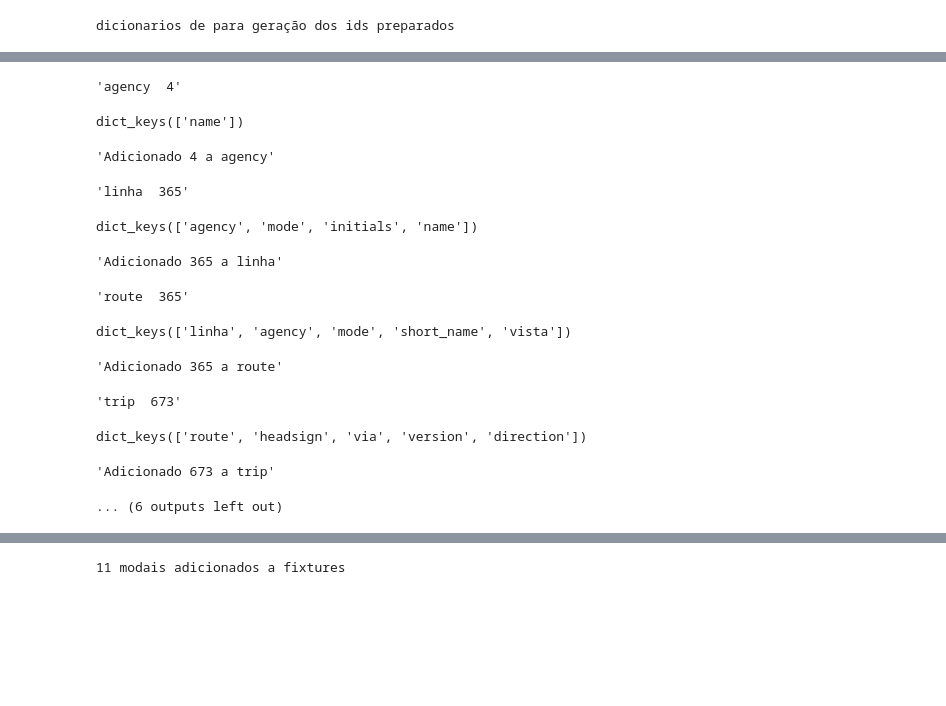
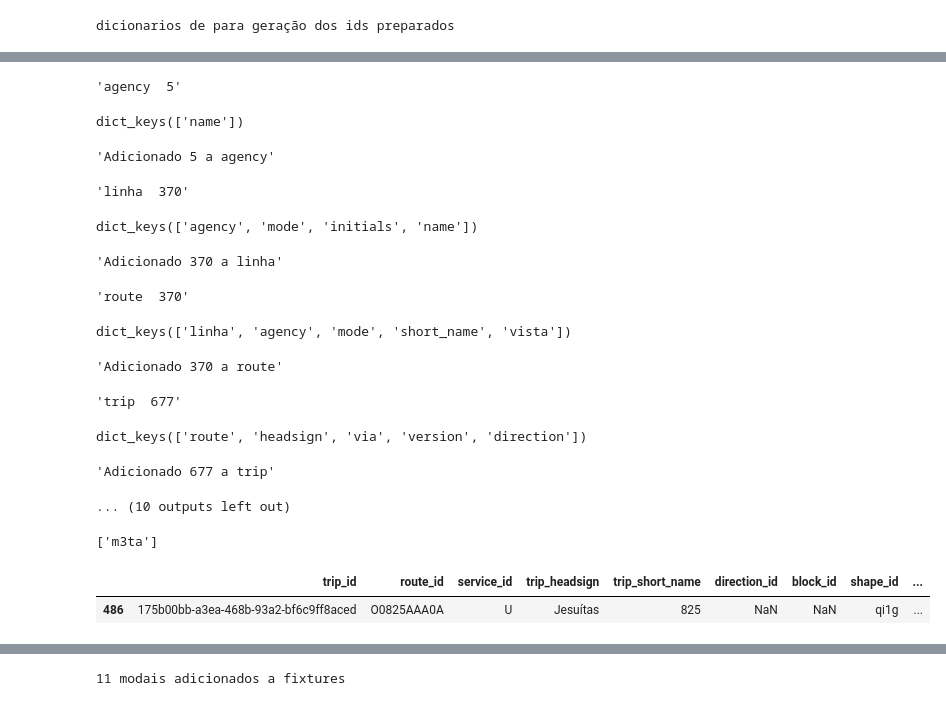
Before and after one commit to RJ-SMTR/mobilidade-rio-api, a Jupyter notebook: mobilidade_rio/helpers/generate_gtfs_fixture.ipynb, the cells around one changed output, grey strips where cells are left out. Cells and saved outputs as stored; diff of their text form; code cells hidden in the pictures; blank space fills up the shorter version.

```diff
--- a/mobilidade_rio/helpers/generate_gtfs_fixture.ipynb
+++ b/mobilidade_rio/helpers/generate_gtfs_fixture.ipynb
@@ -79,19 +63,30 @@ def gtfs_to_fixtures(dataframe, config_json, model, trip_list):
             if model =="route":
                 result["fields"]['agency']=str(result["fields"]['agency'])
             if model =="trip":
+                #result["fields"]['direction']=int(result["fields"]['direction'])
                 if result["fields"]['headsign']!=result["fields"]['headsign']:#check for NaN
                     result["fields"]['headsign']=""
 
             if model =="stop":
                 result["fields"]['latitude']=str(result["fields"]['latitude'])
                 result["fields"]['longitude']=str(result["fields"]['longitude'])
+                #if result["fields"]['mode']=="": #erro gtfsv2 id sem mode, hardcoded
+                #result["fields"]['mode']=3
 
+            #if model in ["linha","route"]:
+                #if result["fields"]['mode'] not in list(ID_MODAL.values()): #erro gtfsv2 id sem mode, hardcoded
+                #result["fields"]['mode']=3
+
+        #if model == "trip":
+        #   if result["pk"] not in trip_list:
+        #       trip_list.append(result["pk"])
+        #       fixtures.append(result)
         if model == "sequence" and result["fields"]["trip"] in trip_list:# retira trips que são SNs
             fixtures.append(result)
         if model not in ["sequence"]:
             fixtures.append(result)
 
-    dump_fixtures(fixtures, f"/home/jovyan/work/smtr/mobilidade-rio-api/mobilidade_rio/fixtures/{model}.json")
+    dump_fixtures(fixtures, f"/home/jovyan/work/data/gtfs-22-nov/{model}.json")
     display(f"Adicionado {len(fixtures)} a {model}")
 # %%
 # casos especiais:
@@ -186,16 +185,33 @@ for model in config["models"].keys():
     config_json=config["models"][model]
     dataframe = pd.read_csv( config_json['source'] )
     if model == "sequence":
-        trip_list=pd.json_normalize(json.load(open("/home/jovyan/work/smtr/mobilidade-rio-api/mobilidade_rio/fixtures/trip.json")))['pk'].tolist()
+        #trip_list=pd.json_normalize(json.load(open("../fixtures/trip.json")))['pk'].tolist()
+        trip_list=pd.json_normalize(json.load(open("/home/jovyan/work/data/gtfs-22-nov/trip.json")))['pk'].tolist()
         dataframe["trip_id"]= dataframe["trip_id"].str.split("_").str[0]
         dataframe.drop_duplicates(subset=['trip_id', 'stop_id'], keep="first", inplace=True)
+        dataframe = dataframe.loc[dataframe["trip_id"].isin(trip_list)]
+
+        #retirando stop_id inexistentes
+        stop_list=pd.json_normalize(json.load(open("/home/jovyan/work/data/gtfs-22-nov/stop.json")))['pk'].tolist()
+        dataframe = dataframe.loc[dataframe["stop_id"].isin(stop_list)==True]
+        display(dataframe.loc[dataframe["stop_id"].isin(stop_list)==False])
 
     if model == "trip":
         trip_list=[]
-        route_list=pd.json_normalize(json.load(open("/home/jovyan/work/smtr/mobilidade-rio-api/mobilidade_rio/fixtures/route.json")))['pk'].tolist()
+        #route_list=pd.json_normalize(json.load(open("../fixtures/route.json")))['pk'].tolist()
+        route_list=pd.json_normalize(json.load(open("/home/jovyan/work/data/gtfs-22-nov/route.json")))['pk'].tolist()
         dataframe=dataframe.loc[dataframe["route_id"].isin(route_list)]
+        #dataframe=dataframe.loc[dataframe["trip_short_name"].str.contains("(SN)")==False]
         dataframe["trip_id"]= dataframe["trip_id"].str.split("_").str[0]
         dataframe.drop_duplicates(subset='trip_id', keep="first", inplace=True)
+
+        ####correção em caso de NaNs no campo direction#####
+        df_na = dataframe.loc[dataframe["direction_id"].isna()==True]
+        dataframe=dataframe.loc[dataframe["direction_id"].isna()==False]
+
+    if model == "qrcode2":
+        dataframe=dataframe.loc[dataframe["stop_code"].isna()==False]
+
 
     if model in ["route","linha"]:
         dataframe=dataframe.loc[dataframe["route_short_name"].str.contains("(SN)")==False]
@@ -203,16 +219,39 @@ for model in config["models"].keys():
     display(f"{model}  {dataframe.shape[0]}")
     gtfs_to_fixtures(dataframe, config_json, model,trip_list)
 # %% [output]
-'agency  4'
+'agency  5'
 dict_keys(['name'])
-'Adicionado 4 a agency'
+'Adicionado 5 a agency'
-'linha  365'
+'linha  370'
 dict_keys(['agency', 'mode', 'initials', 'name'])
-'Adicionado 365 a linha'
+'Adicionado 370 a linha'
-'route  365'
+'route  370'
 dict_keys(['linha', 'agency', 'mode', 'short_name', 'vista'])
-'Adicionado 365 a route'
+'Adicionado 370 a route'
-'trip  673'
+'trip  677'
 dict_keys(['route', 'headsign', 'via', 'version', 'direction'])
-'Adicionado 673 a trip'
+'Adicionado 677 a trip'
-... (6 outputs left out)
+... (10 outputs left out)
+# %%
+# stop_id faltantes em sequence
+df = pd.read_csv("/home/jovyan/work/data/gtfs-22-nov/stop_times.txt"  )
+trip_list=pd.json_normalize(json.load(open("/home/jovyan/work/data/gtfs-22-nov/trip.json")))['pk'].tolist()
+df["trip_id"]= df["trip_id"].str.split("_").str[0]
+df.drop_duplicates(subset=['trip_id', 'stop_id'], keep="first", inplace=True)
+
+
+stop_list=pd.json_normalize(json.load(open("/home/jovyan/work/data/gtfs-22-nov/stop.json")))['pk'].tolist()
+print(df["stop_id"].loc[df["stop_id"].isin(stop_list)==False].unique())
+# %% [output]
+['m3ta']
+# %%
+#coferencia de NaNs em direction para trips
+#trip_id="O0837AAA0ACDU01"
+#trip = pd.json_normalize(json.load(open("/home/jovyan/work/data/gtfs-22-nov/trip.json")))
+#trip.loc[trip["pk"]==trip_id]
+#trip.loc[trip["fields.direction"].isna()]
+
+display(df_na)
+# %% [output]
+|  | trip_id | route_id | service_id | trip_headsign | trip_short_name | direction_id | block_id | shape_id | ... |
+| 486 | 175b00bb-a3ea-468b-93a2-bf6c9ff8aced | O0825AAA0A | U | Jesuítas | 825 | NaN | NaN | qi1g | ... |
```
Also changed, not shown: parts of 15 cells of this notebook, 5 other files.
